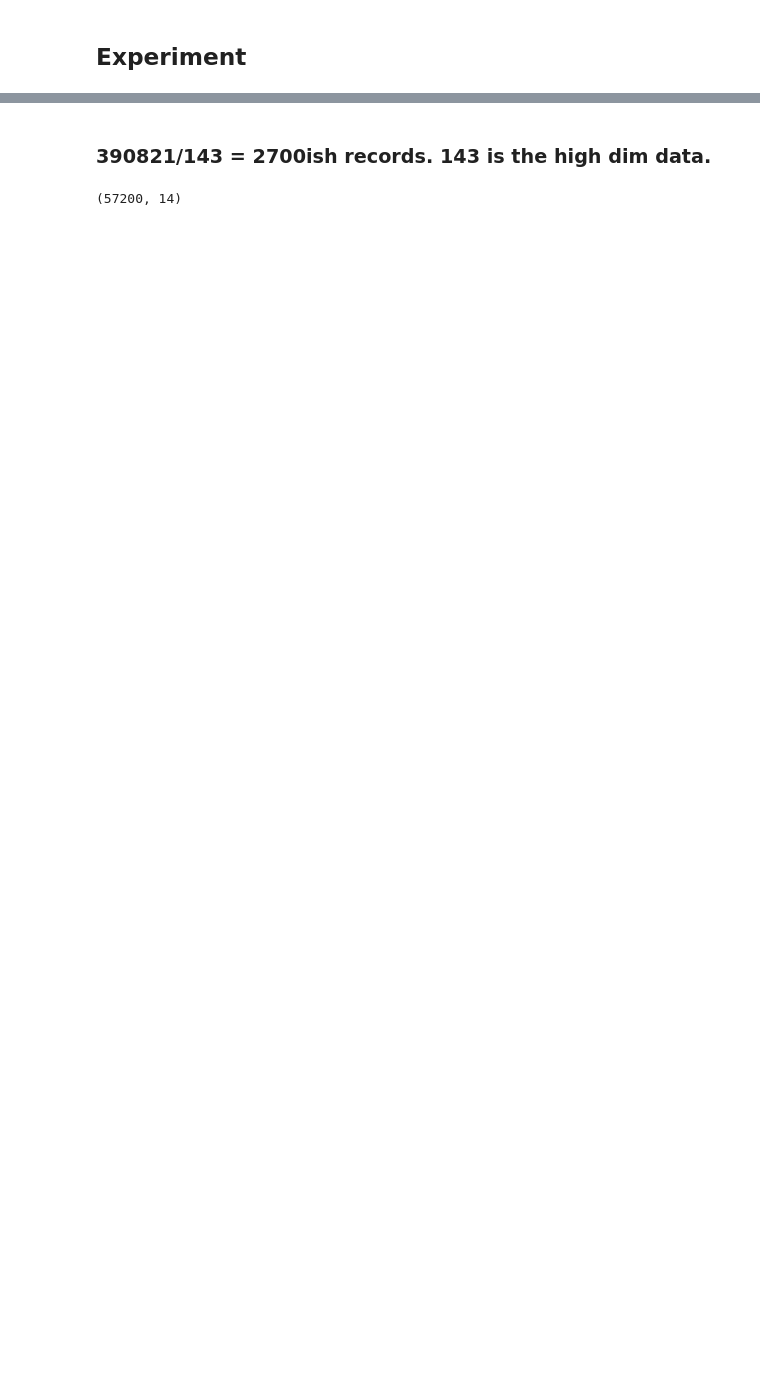
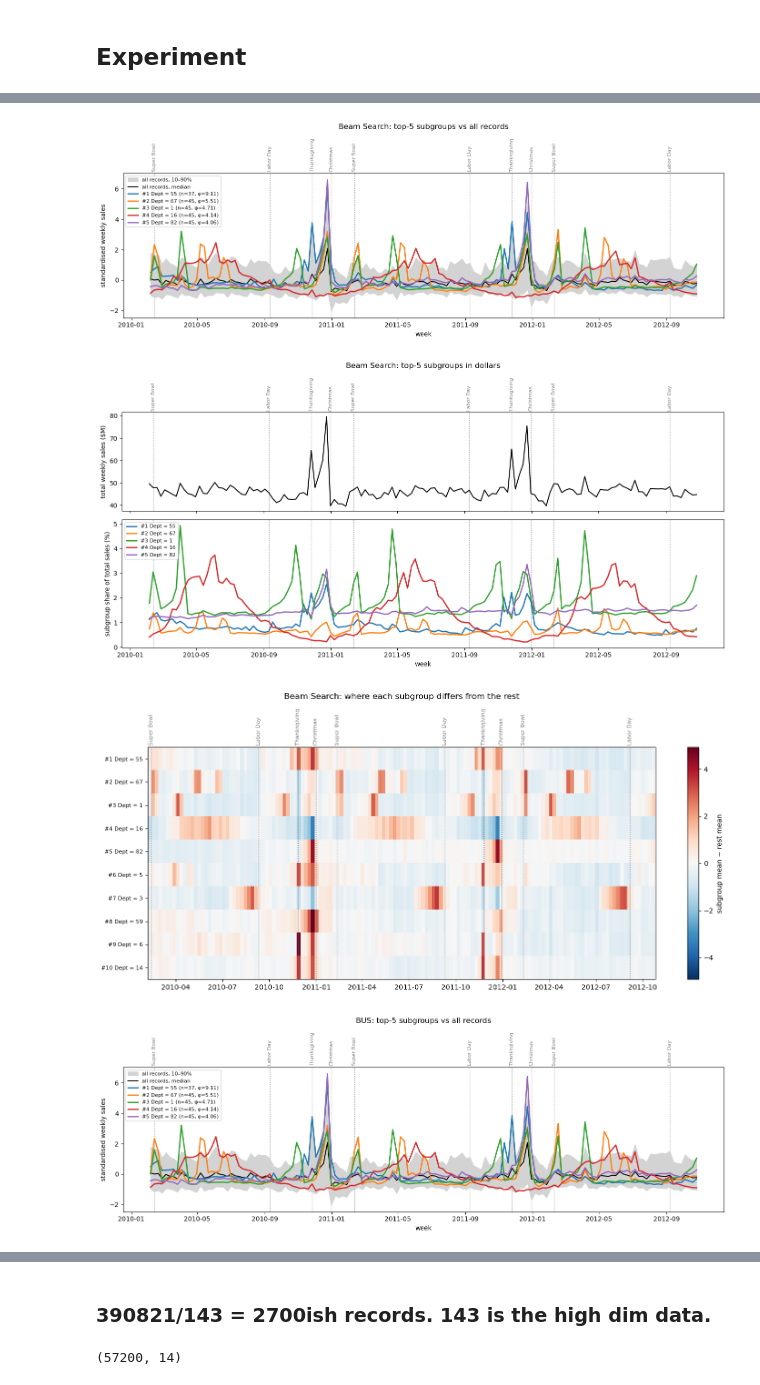
Before and after one commit to MuhammadIbneRafiq/you-only-search-up, a Jupyter notebook: walmart_bs-bus.ipynb, the cells around one changed output, grey strips where cells are left out. Cells and saved outputs as stored; diff of their text form; code cells hidden in the pictures; blank space fills up the shorter version.

```diff
--- a/walmart_bs-bus.ipynb
+++ b/walmart_bs-bus.ipynb
@@ -772,0 +562,21 @@ descriptor_cols = [
+# %%
+def plot_overview(top, k=5, title=""):
+    weeks = target_matrix.columns
+    colors = plt.cm.tab10.colors
+    fig, ax = plt.subplots(figsize=(14, 5))
+
+    lo, med, hi = np.percentile(Y, [10, 50, 90], axis=0)
+    ax.fill_between(weeks, lo, hi, color="lightgrey", label="all records, 10–90%")
+    ax.plot(weeks, med, color="black", lw=1.5, label="all records, median")
+
+    for r, (quality, desc, mask) in enumerate(top[:k]):
+        ax.plot(weeks, Y[mask].mean(0), color=colors[r], lw=2,
+                label=f"#{r+1} {describe_desc(desc)} (n={mask.sum()}, φ={quality:.2f})")
+
+    mark_holidays(ax)
+    ax.set_xlabel("week")
+    ax.set_ylabel("standardised weekly sales")
+    ax.set_title(title, pad=70)
+    ax.legend(loc="upper left", fontsize=8)
+    plt.tight_layout()
+    plt.show()
@@ -772,0 +606,29 @@ descriptor_cols = [
+# %%
+def plot_difference_heatmap(top, k=10, title=""):
+    weeks = target_matrix.columns
+    diff = np.array([Y[m].mean(0) - Y[~m].mean(0) for _, _, m in top[:k]])
+    lim = np.abs(diff).max()
+
+    fig, ax = plt.subplots(figsize=(14, 0.45 * len(diff) + 1.8))
+    im = ax.imshow(diff, aspect="auto", cmap="RdBu_r", vmin=-lim, vmax=lim,
+                   extent=[mdates.date2num(weeks[0]), mdates.date2num(weeks[-1]),
+                           len(diff) - 0.5, -0.5])
+    ax.xaxis_date()
+    ax.set_yticks(range(len(diff)))
+    ax.set_yticklabels([f"#{r+1} {describe_desc(d)}" for r, (_, d, _) in enumerate(top[:k])],
+                       fontsize=8)
+    mark_holidays(ax)
+    fig.colorbar(im, ax=ax, label="subgroup mean − rest mean")
+    ax.set_title(title, pad=70)
+    plt.tight_layout()
+    plt.show()
+# %%
+for name, top in [("Beam Search", top_bs), ("BUS", top_bus)]:
+    plot_overview(top, k=5, title=f"{name}: top-5 subgroups vs all records")
+    plot_dollars(top, k=5, title=f"{name}: top-5 subgroups in dollars")
+    plot_difference_heatmap(top, k=10, title=f"{name}: where each subgroup differs from the rest")
+# %% [output]
+[figure, added]
+[figure, added]
+[figure, added]
+[figure, added]
```
Also changed, not shown: parts of 48 cells of this notebook, 39 other files.
